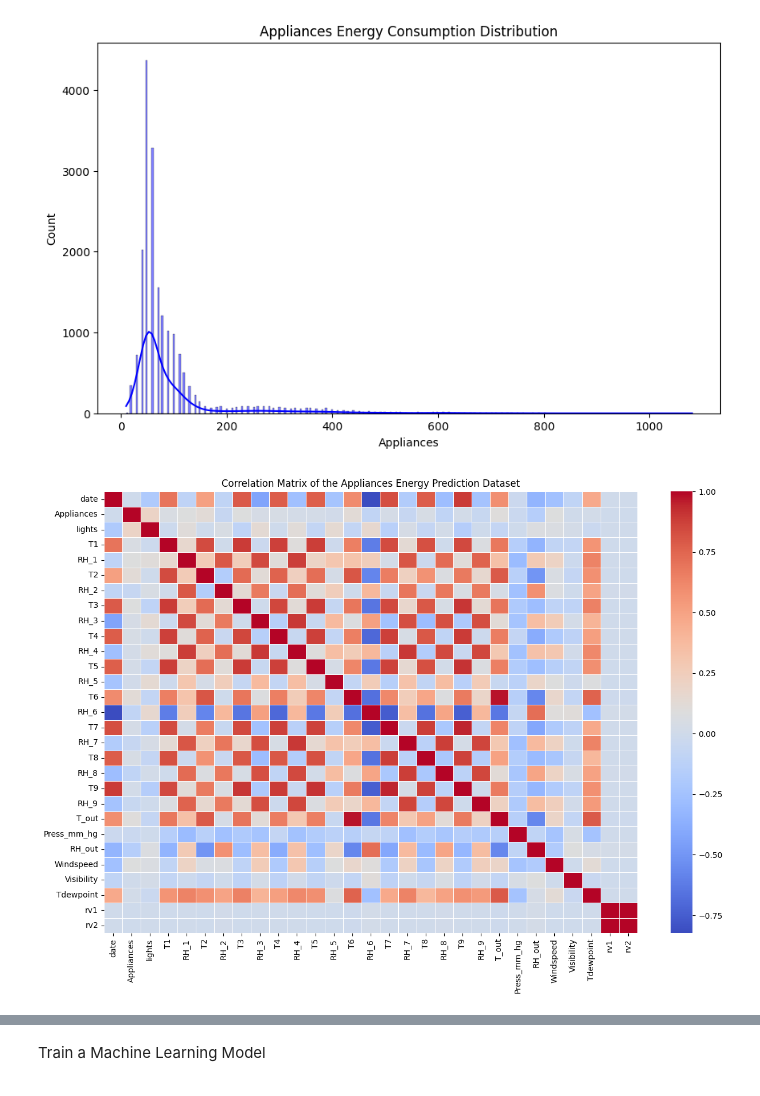
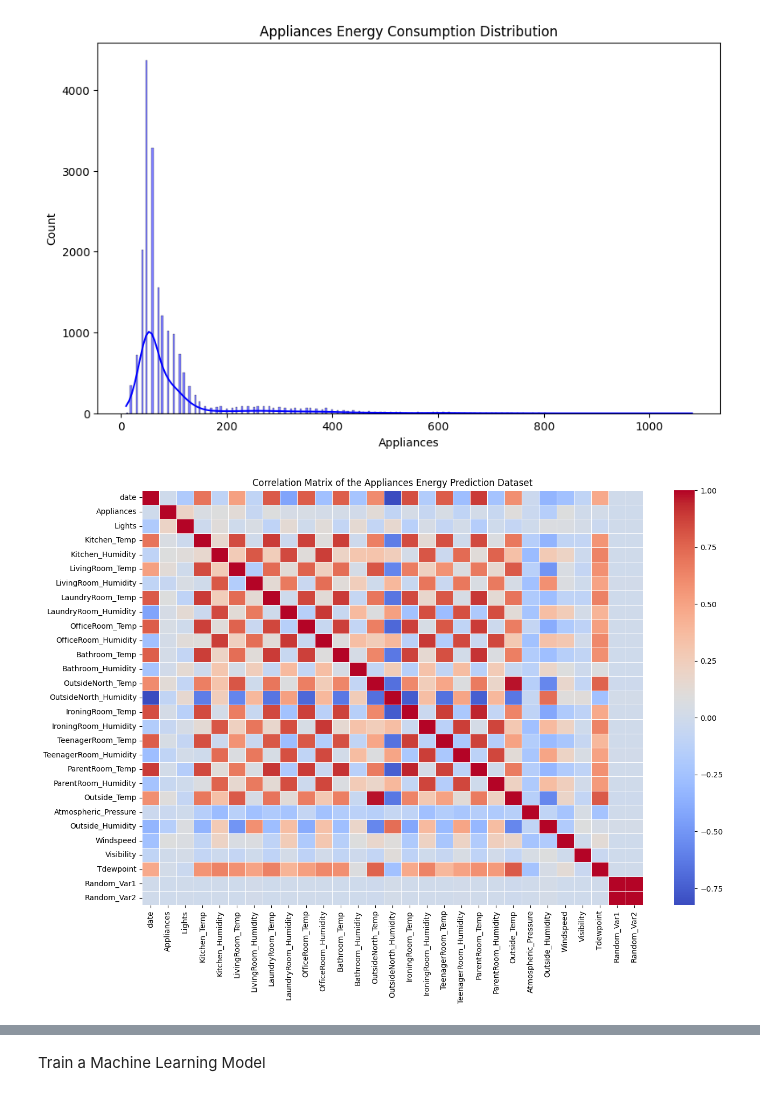
Before and after one commit to RPleasnick/project-4, a Jupyter notebook: energydata2_colab.ipynb, the cells around one changed output, grey strips where cells are left out. Drawn from its saved outputs; the diff is of its cells as text; code cells hidden in the pictures.

Commit message:
changed column names

```diff
--- a/energydata2_colab.ipynb
+++ b/energydata2_colab.ipynb
@@ -17,6 +17,37 @@ df = pd.read_csv(url)
 # Convert the 'date' column to datetime objects if you intend to use it in any time-based analysis
 df['date'] = pd.to_datetime(df['date'])
 
+# Renaming columns
+df = df.rename(columns={
+    'Appliances': 'Appliances',
+    'lights': 'Lights',
+    'T1': 'Kitchen_Temp',
+    'RH_1': 'Kitchen_Humidity',
+    'T2': 'LivingRoom_Temp',
+    'RH_2': 'LivingRoom_Humidity',
+    'T3': 'LaundryRoom_Temp',
+    'RH_3': 'LaundryRoom_Humidity',
+    'T4': 'OfficeRoom_Temp',
+    'RH_4': 'OfficeRoom_Humidity',
+    'T5': 'Bathroom_Temp',
+    'RH_5': 'Bathroom_Humidity',
+    'T6': 'OutsideNorth_Temp',
+    'RH_6': 'OutsideNorth_Humidity',
+    'T7': 'IroningRoom_Temp',
+    'RH_7': 'IroningRoom_Humidity',
+    'T8': 'TeenagerRoom_Temp',
+    'RH_8': 'TeenagerRoom_Humidity',
+    'T9': 'ParentRoom_Temp',
+    'RH_9': 'ParentRoom_Humidity',
+    'T_out': 'Outside_Temp',
+    'Press_mm_hg': 'Atmospheric_Pressure',
+    'RH_out': 'Outside_Humidity',
+    'rv1': 'Random_Var1',
+    'rv2': 'Random_Var2'
+
+})
+
+
 # Display the first few rows
 df.head()
 # %% [output]
@@ -30,29 +61,35 @@ df.head()
 # %%
 # Basic statistics
 df.describe()
 
 # Check for missing values
 df.isnull().sum()
 
 # Visualize the distribution of the target variable (Appliances energy consumption)
 plt.figure(figsize=(10, 6))
 sns.histplot(df['Appliances'], kde=True, color='blue')
 plt.title('Appliances Energy Consumption Distribution')
 plt.show()
 
 # Visualize the correlation matrix
 plt.figure(figsize=(15, 10))
 corr_matrix = df.corr()
 sns.heatmap(corr_matrix, annot=False, cmap='coolwarm', linewidths=0.5)
 plt.title('Correlation Matrix of the Appliances Energy Prediction Dataset')
 plt.show()
 
 # Use Plotly for an interactive scatter plot between Temperature and Energy Consumption
-fig = px.scatter(df, x='T1', y='Appliances', trendline='ols', title='Temperature vs. Appliances Energy Consumption')
+fig = px.scatter(df, x='Kitchen_Temp', y='Appliances', trendline='ols',
+                 trendline_color_override="green",
+                 title='Temperature vs. Appliances Energy Consumption')
+
+fig.update_layout(xaxis_title='Kitchen Temperature (C)', yaxis_title='Appliances Energy Consumption (Wh)')
+
+
 fig.show()
 # %% [output]
 [figure]
-[figure, old version]
+[figure, new version]
 [interactive output not drawn]
 # %% [markdown]
 Train a Machine Learning Model
```
Also changed, not shown: parts of 3 cells of this notebook, 2 other files.
